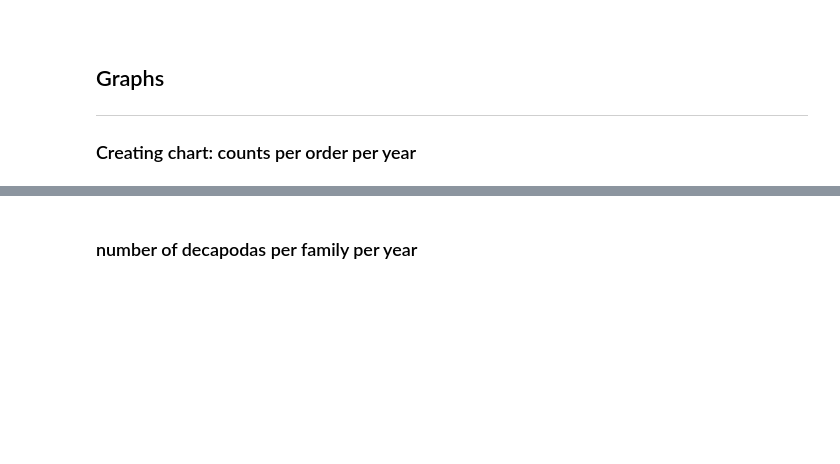
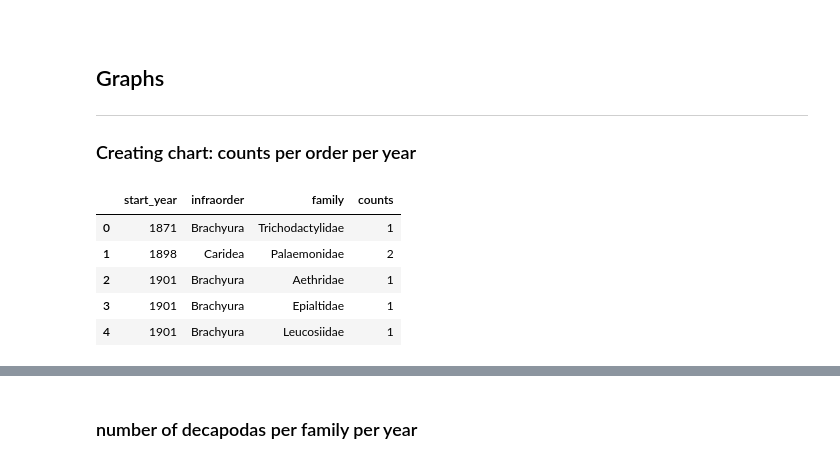
Before and after one commit to aslamedeiros/Vis_Zoo---Fase-1, a Jupyter notebook: carcinos/Family_counts_per_year.ipynb, the cells around one changed output, grey strips where cells are left out. Drawn from its saved outputs; the diff is of its cells as text; code cells hidden in the pictures; blank space fills up the shorter version.

```diff
--- a/carcinos/Family_counts_per_year.ipynb
+++ b/carcinos/Family_counts_per_year.ipynb
@@ -80,4 +80,13 @@ infraorders.sort_values(['start_year','infraorder'], inplace=True)  # ordering
 # %%
 # dropping remaining NaN's
 # infraorders = infraorders.dropna(subset=['infraorder'])
+# %%
+db.head()
+# %% [output]
+|  | start_year | infraorder | family | counts |
+| 0 | 1871 | Brachyura | Trichodactylidae | 1 |
+| 1 | 1898 | Caridea | Palaemonidae | 2 |
+| 2 | 1901 | Brachyura | Aethridae | 1 |
+| 3 | 1901 | Brachyura | Epialtidae | 1 |
+| 4 | 1901 | Brachyura | Leucosiidae | 1 |
 # %%
```
Also changed, not shown: parts of 1 cell of this notebook, 6 other files.
